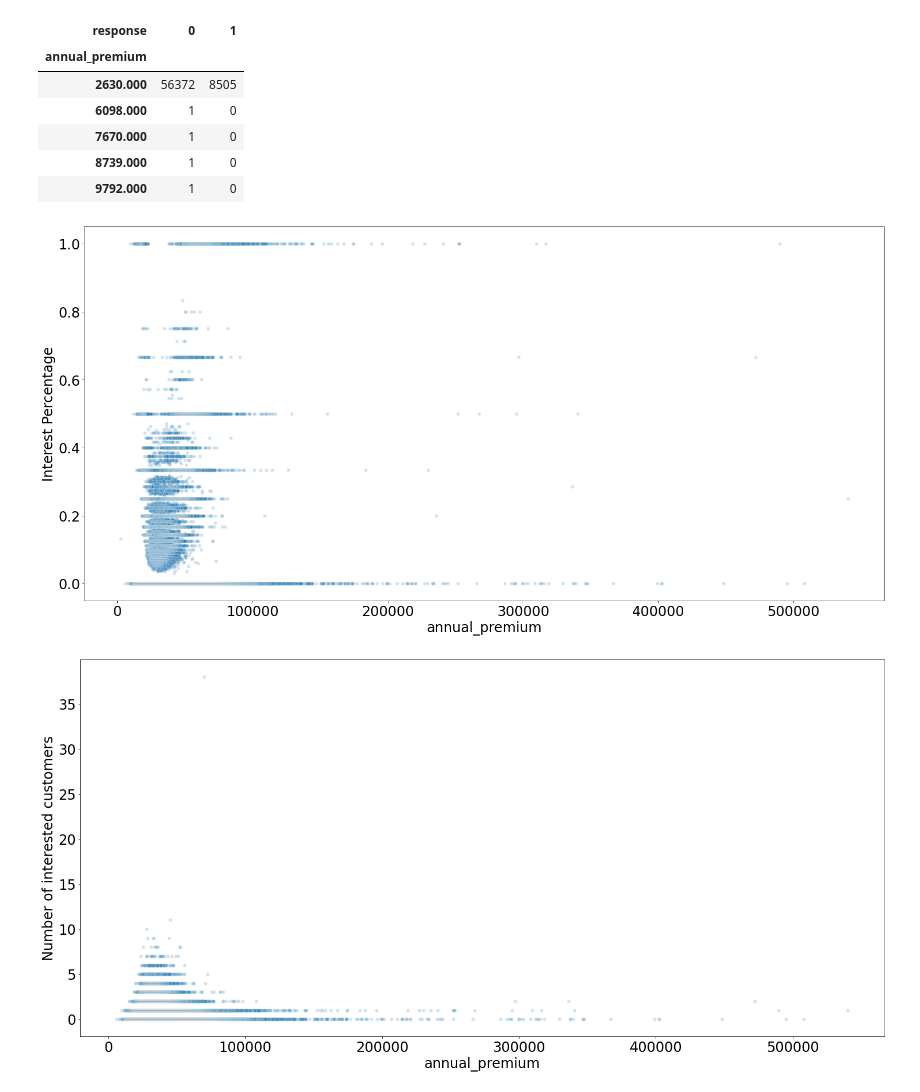
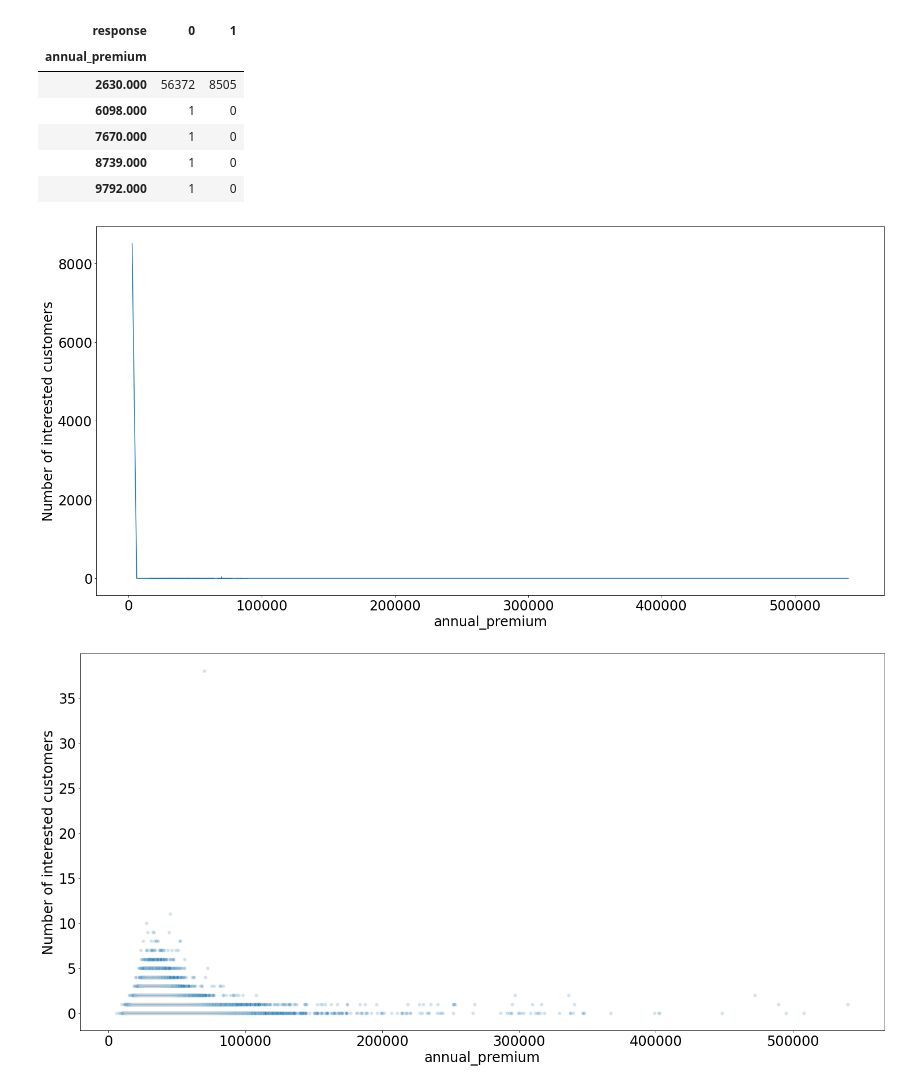
Before and after one commit to MarileneA/HealthInsurance, a Jupyter notebook: notebook/c01_health_insurance.ipynb, the cells around one changed output. Cells and saved outputs as stored; diff of their text form; code cells hidden in the pictures.

```diff
--- a/notebook/c01_health_insurance.ipynb
+++ b/notebook/c01_health_insurance.ipynb
@@ -1144,11 +1144,11 @@ df_h9.head()
 | 8739.000 | 1 | 0 |
 | 9792.000 | 1 | 0 |
 # %%
-# plot interest percentage over annual_premium
-sns.scatterplot( x = 'annual_premium', y = 1, data = df_h9_aux.reset_index(), alpha = 0.2 )
-plt.ylabel( 'Interest Percentage' );
+# plot number of interested customers against annual_premium
+sns.lineplot( x = 'annual_premium', y = 1, data = df_h9.reset_index() )
+plt.ylabel( 'Number of interested customers' );
 # %% [output]
-[figure, old version]
+[figure, new version]
 # %%
 # create auxiliary dataframe
 df_aux = df_h9.reset_index()
```
Also changed, not shown: parts of 150 cells of this notebook.
